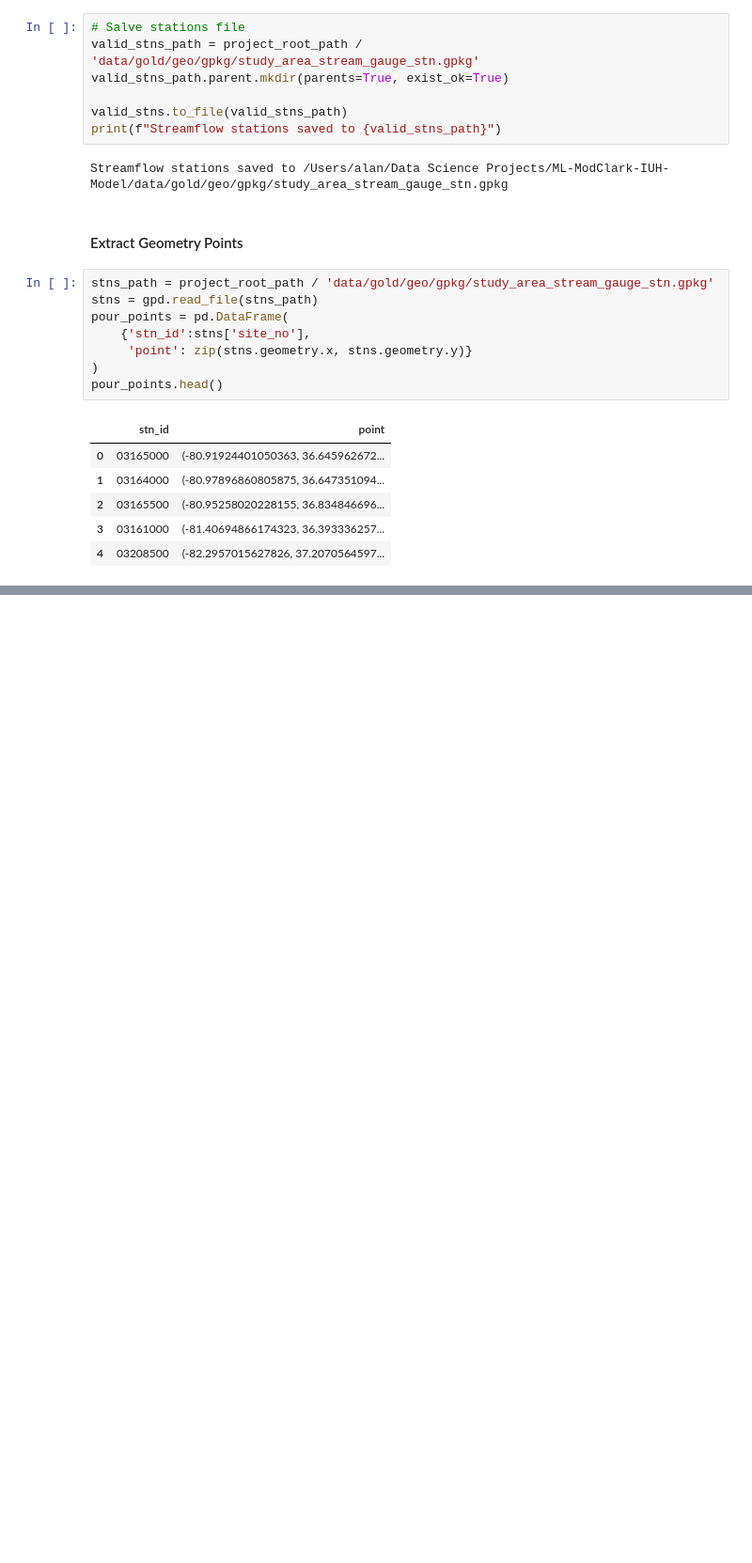
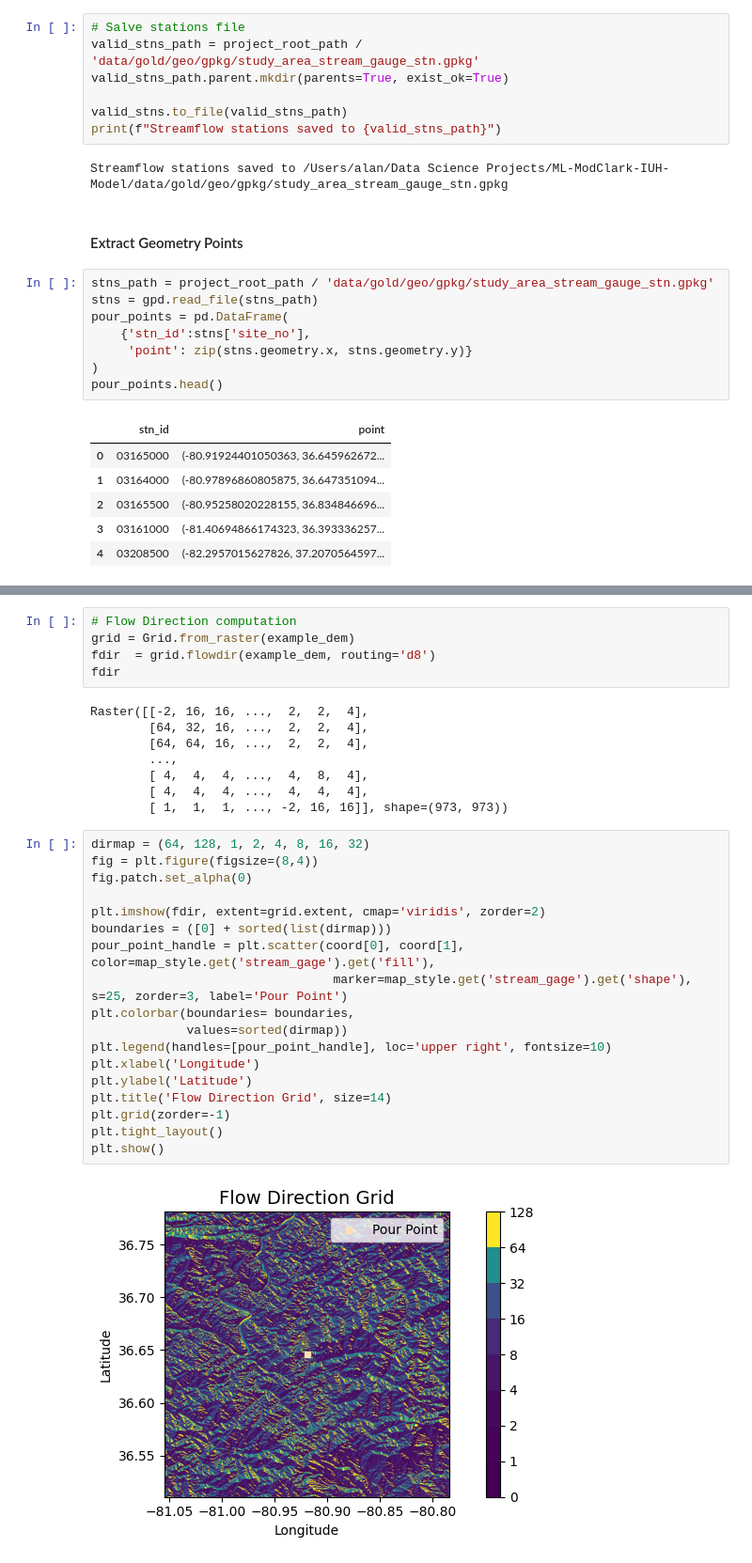
Before and after one commit to vpalvesalan/ML-ModClark-IUH-Model, a Jupyter notebook: notebooks/preprocessing/8_waterhsed_delineation.ipynb, the cells around one changed output, grey strips where cells are left out. Shown at 94% size. Saved outputs shown, nothing was run; the diff lists cells and outputs as text; blank space fills up the shorter version.

```diff
--- a/notebooks/preprocessing/8_waterhsed_delineation.ipynb
+++ b/notebooks/preprocessing/8_waterhsed_delineation.ipynb
@@ -333,0 +371,33 @@ def delineate_watershed(pour_point, dem):
+# %%
+# Flow Direction computation
+grid = Grid.from_raster(example_dem)
+fdir  = grid.flowdir(example_dem, routing='d8')
+fdir
+# %% [output]
+Raster([[-2, 16, 16, ...,  2,  2,  4],
+        [64, 32, 16, ...,  2,  2,  4],
+        [64, 64, 16, ...,  2,  2,  4],
+        ...,
+        [ 4,  4,  4, ...,  4,  8,  4],
+        [ 4,  4,  4, ...,  4,  4,  4],
+        [ 1,  1,  1, ..., -2, 16, 16]], shape=(973, 973))
+# %%
+dirmap = (64, 128, 1, 2, 4, 8, 16, 32)
+fig = plt.figure(figsize=(8,4))
+fig.patch.set_alpha(0)
+
+plt.imshow(fdir, extent=grid.extent, cmap='viridis', zorder=2)
+boundaries = ([0] + sorted(list(dirmap)))
+pour_point_handle = plt.scatter(coord[0], coord[1], color=map_style.get('stream_gage').get('fill'),
+                                 marker=map_style.get('stream_gage').get('shape'), s=25, zorder=3, label='Pour Point')
+plt.colorbar(boundaries= boundaries,
+             values=sorted(dirmap))
+plt.legend(handles=[pour_point_handle], loc='upper right', fontsize=10)
+plt.xlabel('Longitude')
+plt.ylabel('Latitude')
+plt.title('Flow Direction Grid', size=14)
+plt.grid(zorder=-1)
+plt.tight_layout()
+plt.show()
+# %% [output]
+[figure, added]
```
Also changed, not shown: parts of 36 cells of this notebook.
